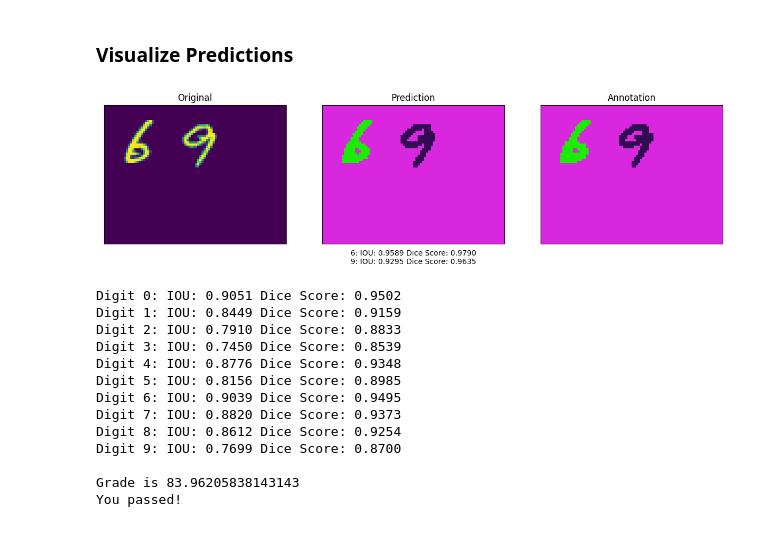
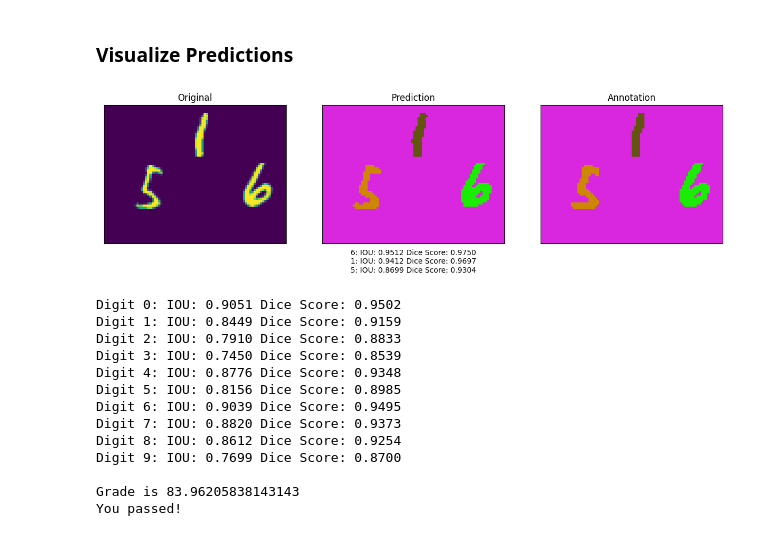
Before and after one commit to David2CN/m2nist_segmentation, a Jupyter notebook: segment-unet.ipynb, the cells around one changed output. Cells and saved outputs as stored; diff of their text form; code cells hidden in the pictures.

```diff
--- a/segment-unet.ipynb
+++ b/segment-unet.ipynb
@@ -212,23 +212,23 @@ print(results.shape)
 # %% [markdown]
 ### Visualize Predictions
 # %%
-idx = 71
+idx = 34
 
 ds = test_dataset.unbatch()
 ds = ds.batch(192)
 images = []
 
 y_true_segments = []
 for image, annotation in ds.take(2):
     y_true_segments = annotation
     images = image
 
 
 iou, dice_score = class_wise_metrics(np.argmax(y_true_segments[idx], axis=2), results[idx])
 show_annotation_and_prediction(image[idx], annotation[idx], results[idx], iou, dice_score, COLORS)
 plt.savefig("sample_prediction.jpg", bbox_inches="tight")
 # %% [output]
-[figure, old version]
+[figure, new version]
 # %%
 cls_wise_iou, cls_wise_dice_score = class_wise_metrics(np.argmax(y_true_segments, axis=3), results)
 
```
Also changed, not shown: parts of 8 cells of this notebook.
